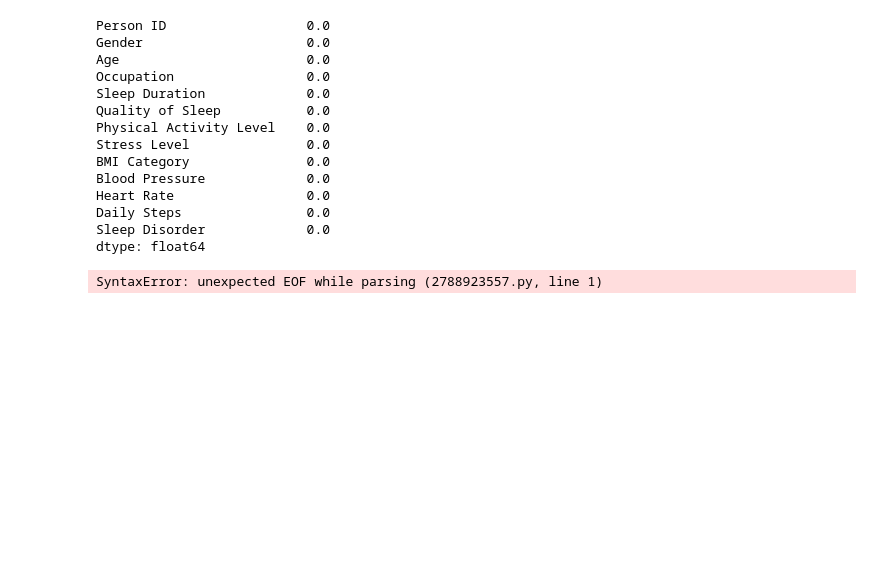
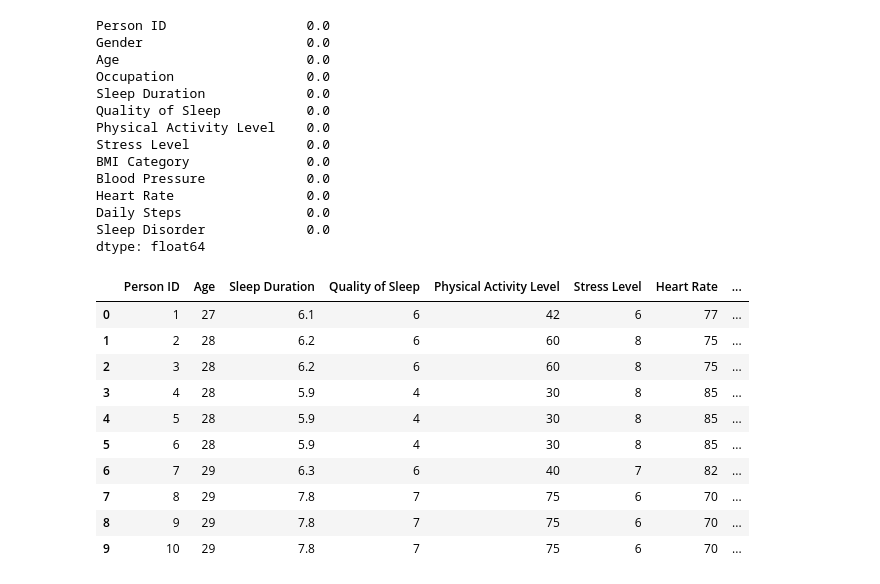
Before and after one commit to HansajaAmarathunga/UOM, a Jupyter notebook: Machine/Activity/Activity.ipynb, the cells around one changed output. Cells and saved outputs as stored; diff of their text form; code cells hidden in the pictures; blank space fills up the shorter version.

```diff
--- a/Machine/Activity/Activity.ipynb
+++ b/Machine/Activity/Activity.ipynb
@@ -90,6 +90,22 @@ Daily Steps                0.0
 Sleep Disorder             0.0
 dtype: float64
 # %%
-numeric_df = (df.select_dtypes(include=['number'])
+df_n = pd.DataFrame(df)
+
+numeric_df = df_n.select_dtypes(include=['number'])
+
+numeric_df.fillna(numeric_df.median(), inplace=True)
+
+numeric_df.head(10)
 # %% [output]
-SyntaxError: unexpected EOF while parsing (2788923557.py, line 1)
+|  | Person ID | Age | Sleep Duration | Quality of Sleep | Physical Activity Level | Stress Level | Heart Rate | ... |
+| 0 | 1 | 27 | 6.1 | 6 | 42 | 6 | 77 | ... |
+| 1 | 2 | 28 | 6.2 | 6 | 60 | 8 | 75 | ... |
+| 2 | 3 | 28 | 6.2 | 6 | 60 | 8 | 75 | ... |
+| 3 | 4 | 28 | 5.9 | 4 | 30 | 8 | 85 | ... |
+| 4 | 5 | 28 | 5.9 | 4 | 30 | 8 | 85 | ... |
+| 5 | 6 | 28 | 5.9 | 4 | 30 | 8 | 85 | ... |
+| 6 | 7 | 29 | 6.3 | 6 | 40 | 7 | 82 | ... |
+| 7 | 8 | 29 | 7.8 | 7 | 75 | 6 | 70 | ... |
+| 8 | 9 | 29 | 7.8 | 7 | 75 | 6 | 70 | ... |
+| 9 | 10 | 29 | 7.8 | 7 | 75 | 6 | 70 | ... |
```
Also changed, not shown: parts of 1 cell of this notebook.
